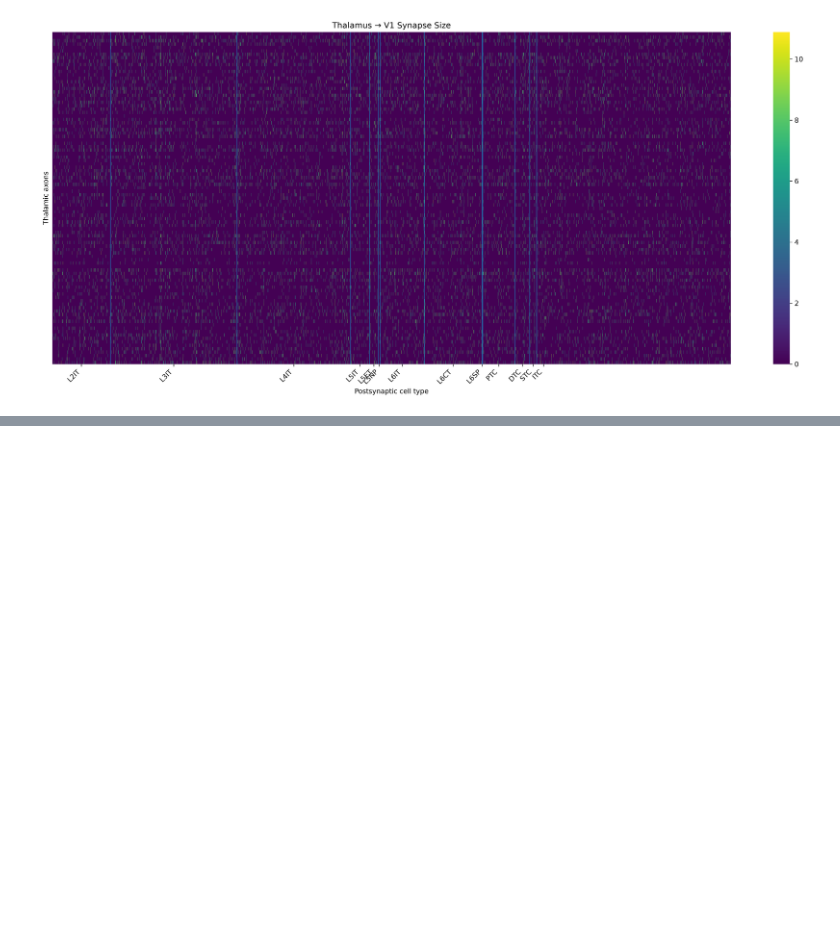
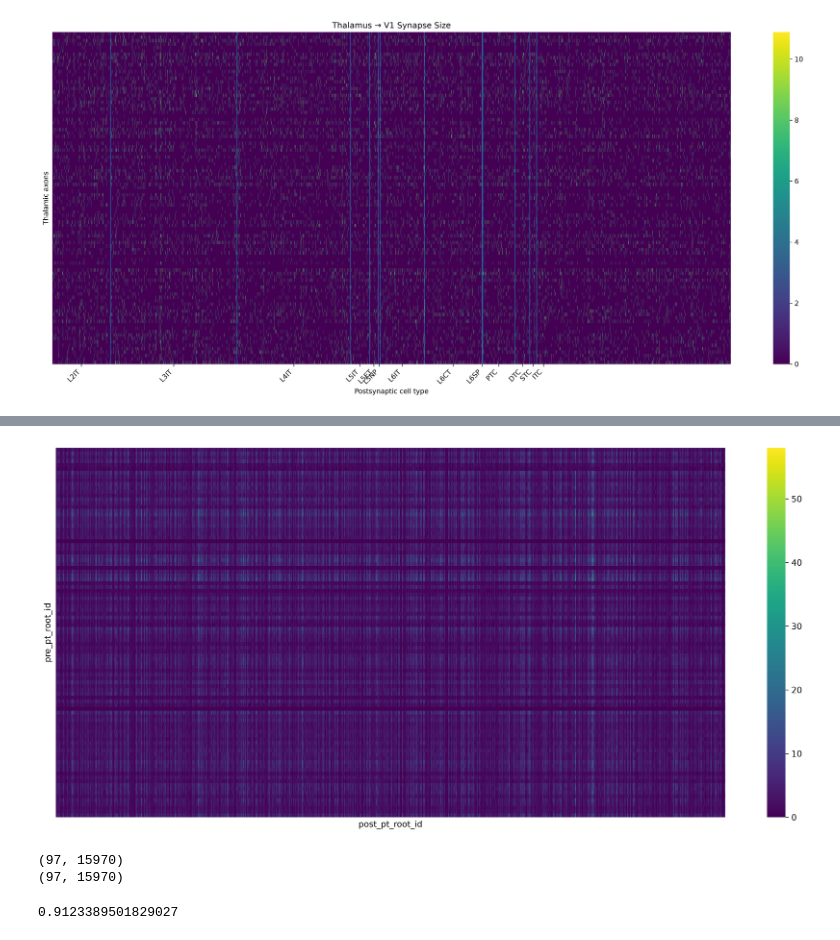
Before and after one commit to m-yasueda/DIMS_SWDB_project, a Jupyter notebook: code/df_construction/df_construction.ipynb, the cells around one changed output, grey strips where cells are left out. Saved outputs shown, nothing was run; the diff lists cells and outputs as text; code cells hidden in the pictures; blank space fills up the shorter version.

```diff
--- a/code/df_construction/df_construction.ipynb
+++ b/code/df_construction/df_construction.ipynb
@@ -450,0 +649,12 @@ plt.show()
+# %%
+#i'm interested in those with synaptic target = E
+I_syn_typed = I_syn.merge(
+    ct,
+    left_on="post_pt_root_id",
+    right_on="pt_root_id",
+    how="inner"
+)
+
+I_E_syn = I_syn_typed[
+    I_syn_typed["classification_system"] == "excitatory"
+].copy()
@@ -450,0 +681,10 @@ plt.show()
+# %%
+common_I = W_TI.columns.intersection(W_IE.index)
+
+W_TI2 = W_TI.loc[:, common_I]
+W_IE2 = W_IE.loc[common_I, :]
+
+A = (W_TI2 > 0).astype(int)
+B = (W_IE2 > 0).astype(int)
+
+FFI_paths = A @ B
@@ -450,0 +824,36 @@ plt.show()
+# %%
+fig, ax = plt.subplots(figsize=(18, 8), dpi =300)
+
+
+sns.heatmap(
+    FFI,
+    cmap="viridis",
+    xticklabels=False,
+    yticklabels=False,
+    ax=ax
+)
+
+plt.show()
+# %% [output]
+[figure, added]
+# %%
+#sanity check
+print(FFI.shape)
+print(Direct.shape) #should be matched
+# %% [output]
+(97, 15970)
+(97, 15970)
+# %%
+direct_connected = Direct > 0
+ffi_connected = FFI > 0
+
+both = direct_connected & ffi_connected
+
+fraction_direct_with_ffi = (
+    both.sum().sum() /
+    direct_connected.sum().sum()
+)
+
+print(fraction_direct_with_ffi) #if you have direct excitation with 90% probability you will have inhiibtion
+# %% [output]
+0.9123389501829027
```
Also changed, not shown: parts of 54 cells of this notebook, 2 other files.
